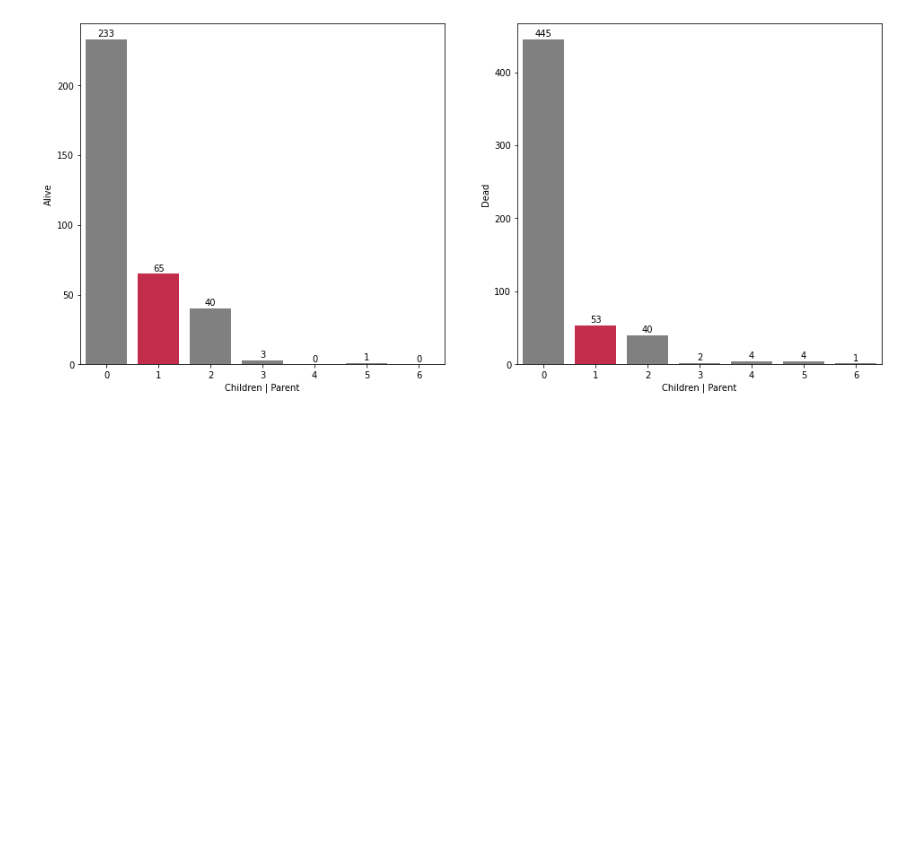
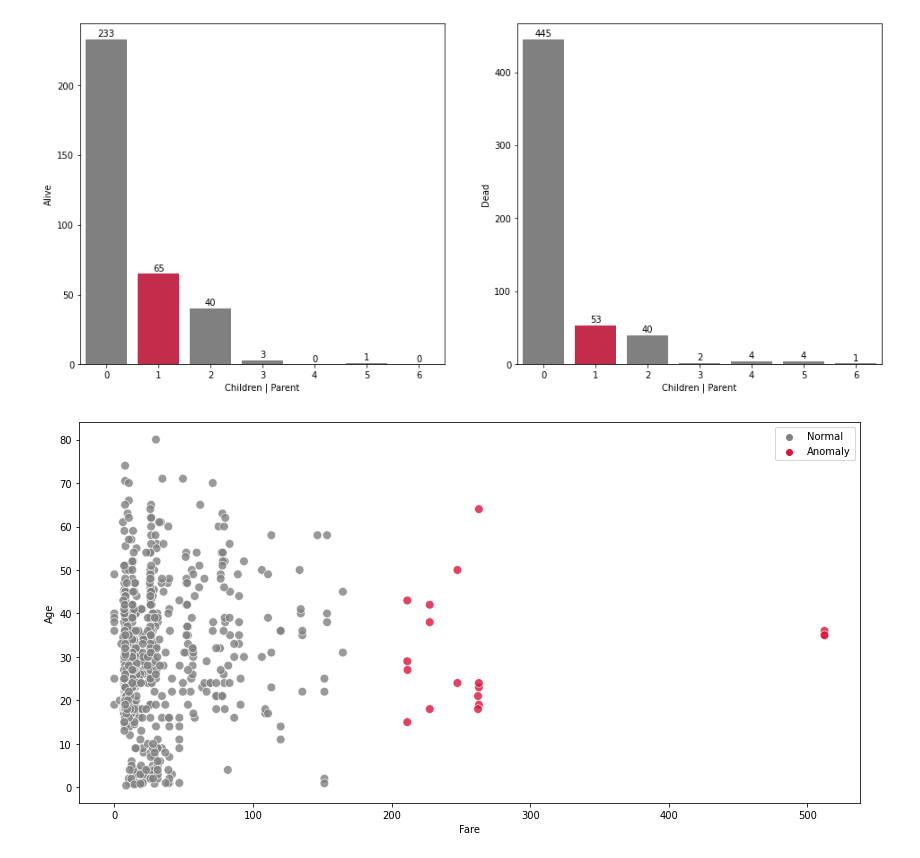
Before and after one commit to SoroushGhaderi/Exploratory_Data_Analysis_Machine_Learning_Projects, a Jupyter notebook: Titanic.ipynb, the cells around one changed output. Saved outputs shown, nothing was run; the diff lists cells and outputs as text; code cells hidden in the pictures; blank space fills up the shorter version.

```diff
--- a/Titanic.ipynb
+++ b/Titanic.ipynb
@@ -150,3 +150,12 @@ dead.set_xlabel("Children | Parent")
 height_notation(dead, coordinator = 4)
 # %% [output]
 [figure]
+# %%
+mask_of_anomaly_fare = np.where(stats.zscore(data) > 3, "Anomaly", "Normal")
+# %%
+plt.figure(figsize = (14, 7))
+sns.scatterplot(x = "Fare", y = "Age", data = titanic, hue = mask_of_anomaly_fare,
+                palette = ["gray", "crimson"], s = 75, alpha = .8)
+plt.show()
+# %% [output]
+[figure, added]
```
Also changed, not shown: parts of 5 cells of this notebook.
